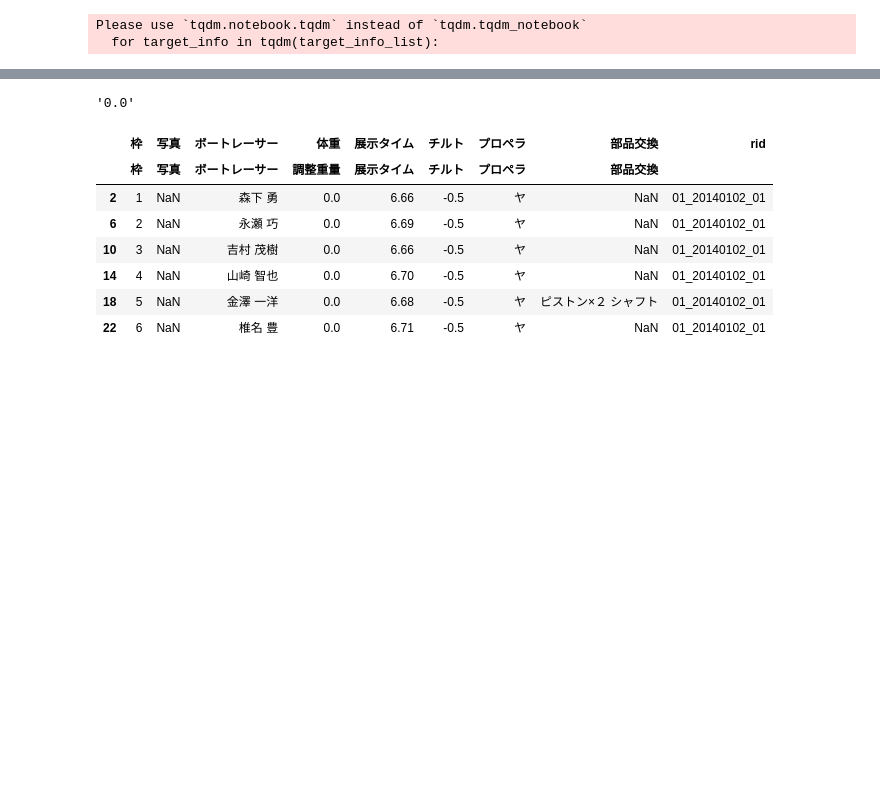
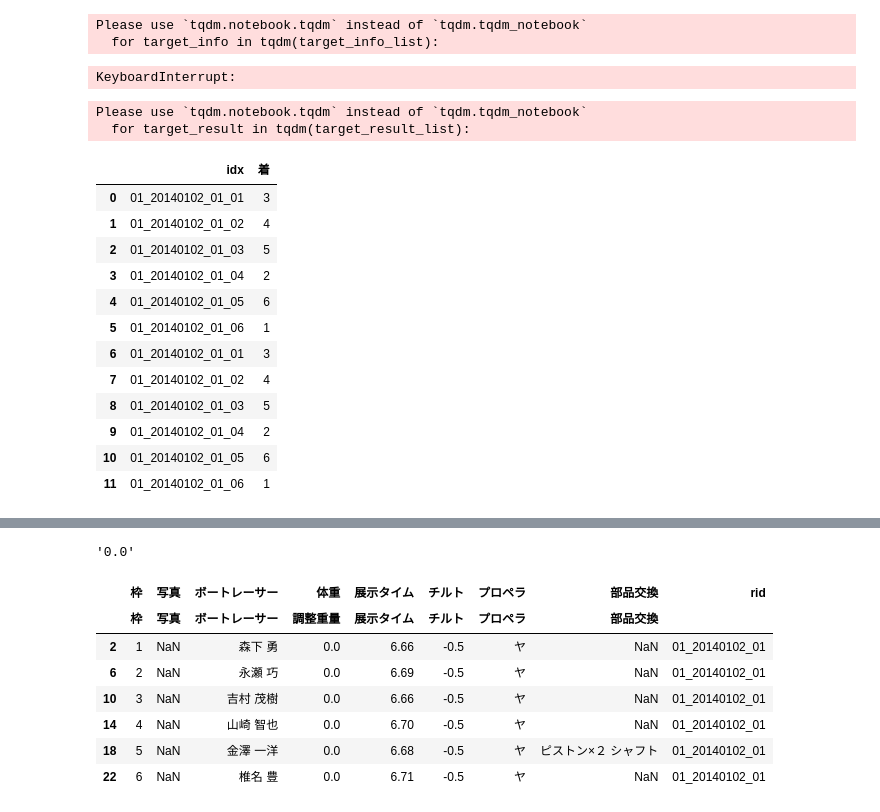
Before and after one commit to rakukanahoshi/kyoutei_AI, a Jupyter notebook: main.ipynb, the cells around one changed output, grey strips where cells are left out. Drawn from its saved outputs; the diff is of its cells as text; code cells hidden in the pictures; blank space fills up the shorter version.

```diff
--- a/main.ipynb
+++ b/main.ipynb
@@ -20,7 +20,7 @@ pd.set_option('display.max_columns', 2000)
 result_infofile_list = glob("row_html/01/info_html/*") # 後々フォルダーが変わる
 main_info_file = [x.replace("\\", "/") for x in result_infofile_list]
 
-result_resultfile_list = glob("test/*/result_html/*") # 後々フォルダーが変わる
+result_resultfile_list = glob("row_html/01/result_html/*") # 後々フォルダーが変わる
 main_result_file = [x.replace("\\", "/") for x in result_resultfile_list]
 
 target_info_list = [] #配列を空にする
@@ -29,15 +29,15 @@ target_result_list = [] #配列を空にする
 match_up_info_list = [] #配列を空にする
 match_up_result_list = [] #配列を空にする
 
-#is_file = os.path.isfile("match_up.txt")
+is_file = os.path.isfile("match_up.txt")
 
-#if is_file:
-#    with open("match_up.txt", "r") as tf:
-#        match_up_list = tf.read().split(',')[:-1]
-#    #途中から始めるためのコード書く
-#    target_txts_list = set(result_file) - set(match_up_list)
-#else:
-#    target_txts_list = result_file
+if is_file:
+    with open("match_up.txt", "r") as tf:
+        match_up_list = tf.read().split(',')[:-1]
+    #途中から始めるためのコード書く
+    target_txts_list = set(result_file) - set(match_up_list)
+else:
+    target_txts_list = result_file
 
 target_info_list = main_info_file[0:1]
 target_result_list = main_result_file[0:1]
@@ -99,7 +99,50 @@ for target_info in tqdm(target_info_list):
         main_info_dummy = pd.concat([main_info_dummy, df_open_grades])
         #ダミーの情報をメイン情報に追加
         main_info = main_info.append(main_info_dummy, ignore_index=True)
+
+        output_file = "main_info.csv"
+        main_info.to_csv(os.path.join(output_file), mode="a",header=False, index=False)
 # %% [output]
 Please use `tqdm.notebook.tqdm` instead of `tqdm.tqdm_notebook`
   for target_info in tqdm(target_info_list):
+KeyboardInterrupt:
+# %%
+for target_result in tqdm(target_result_list):
+    dfs = pd.read_html(target_result, encoding="utf-8")[2]
+    dfs = dfs.sort_values("枠").reset_index()
+    dfs = dfs.drop("index", axis=1)
+
+    x = dfs['着'].map({chr(ord('０')+i): i for i in range(1,7)})
+
+    dfs["着"] = x
+    waku = dfs["枠"]
+
+    dfs["idx"] = f"{target_result[-19:-5]}_0" + waku.astype(str)
+
+    main_result_dummy["idx"] = dfs["idx"]
+    main_result_dummy["着"] = dfs["着"]
+
+    main_result = main_result.append(main_result_dummy, ignore_index=True)
+
+    output_file = "main_result.csv"
+    main_result.to_csv(os.path.join(output_file), mode="a",header=False, index=False)
+# %% [output]
+Please use `tqdm.notebook.tqdm` instead of `tqdm.tqdm_notebook`
+  for target_result in tqdm(target_result_list):
+# %%
+display(main_result)
+# %% [output]
+|  | idx | 着 |
+| 0 | 01_20140102_01_01 | 3 |
+| 1 | 01_20140102_01_02 | 4 |
+| 2 | 01_20140102_01_03 | 5 |
+| 3 | 01_20140102_01_04 | 2 |
+| 4 | 01_20140102_01_05 | 6 |
+| 5 | 01_20140102_01_06 | 1 |
+| 6 | 01_20140102_01_01 | 3 |
+| 7 | 01_20140102_01_02 | 4 |
+| 8 | 01_20140102_01_03 | 5 |
+| 9 | 01_20140102_01_04 | 2 |
+| 10 | 01_20140102_01_05 | 6 |
+| 11 | 01_20140102_01_06 | 1 |
 # %%
```
Also changed, not shown: parts of 11 cells of this notebook.
